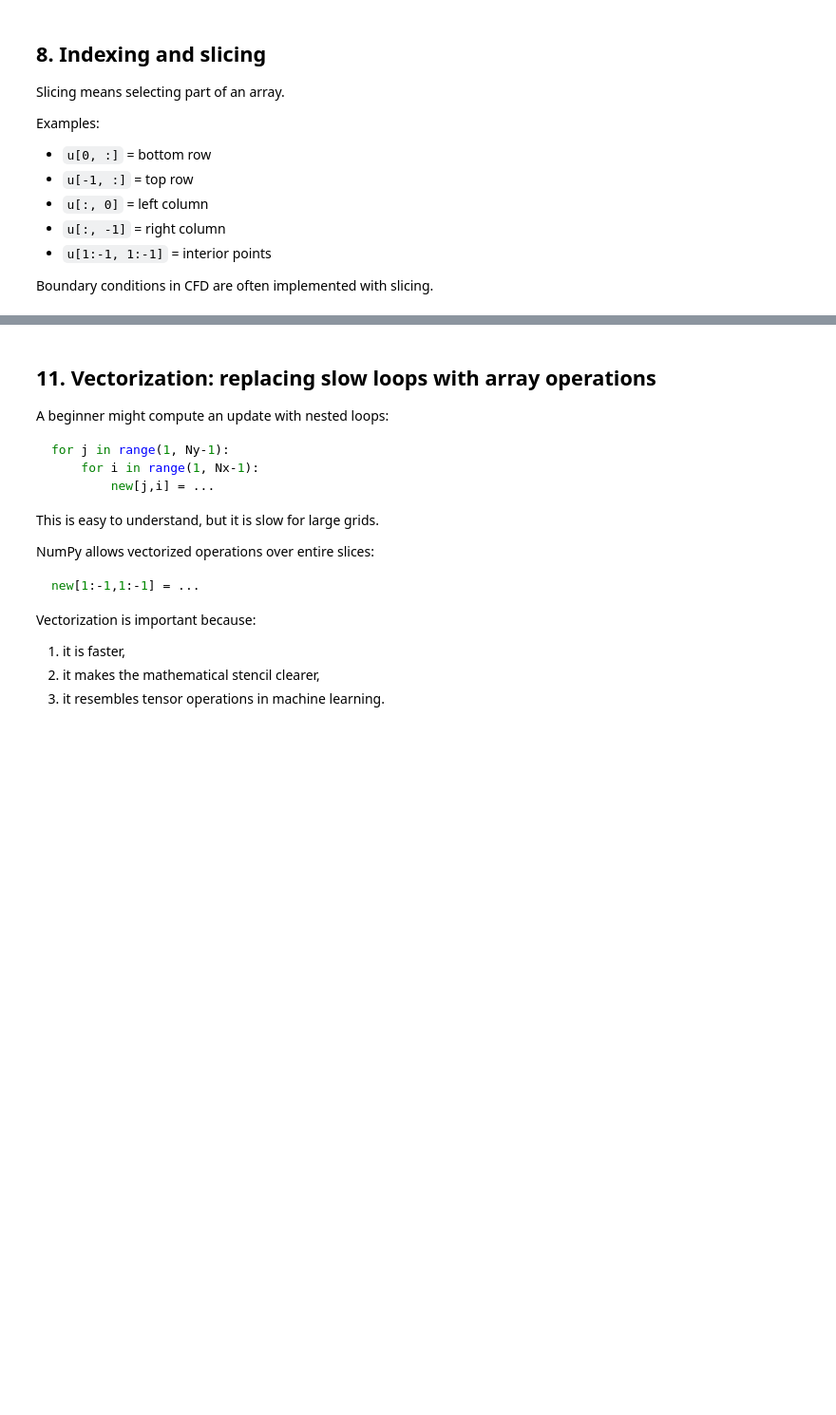
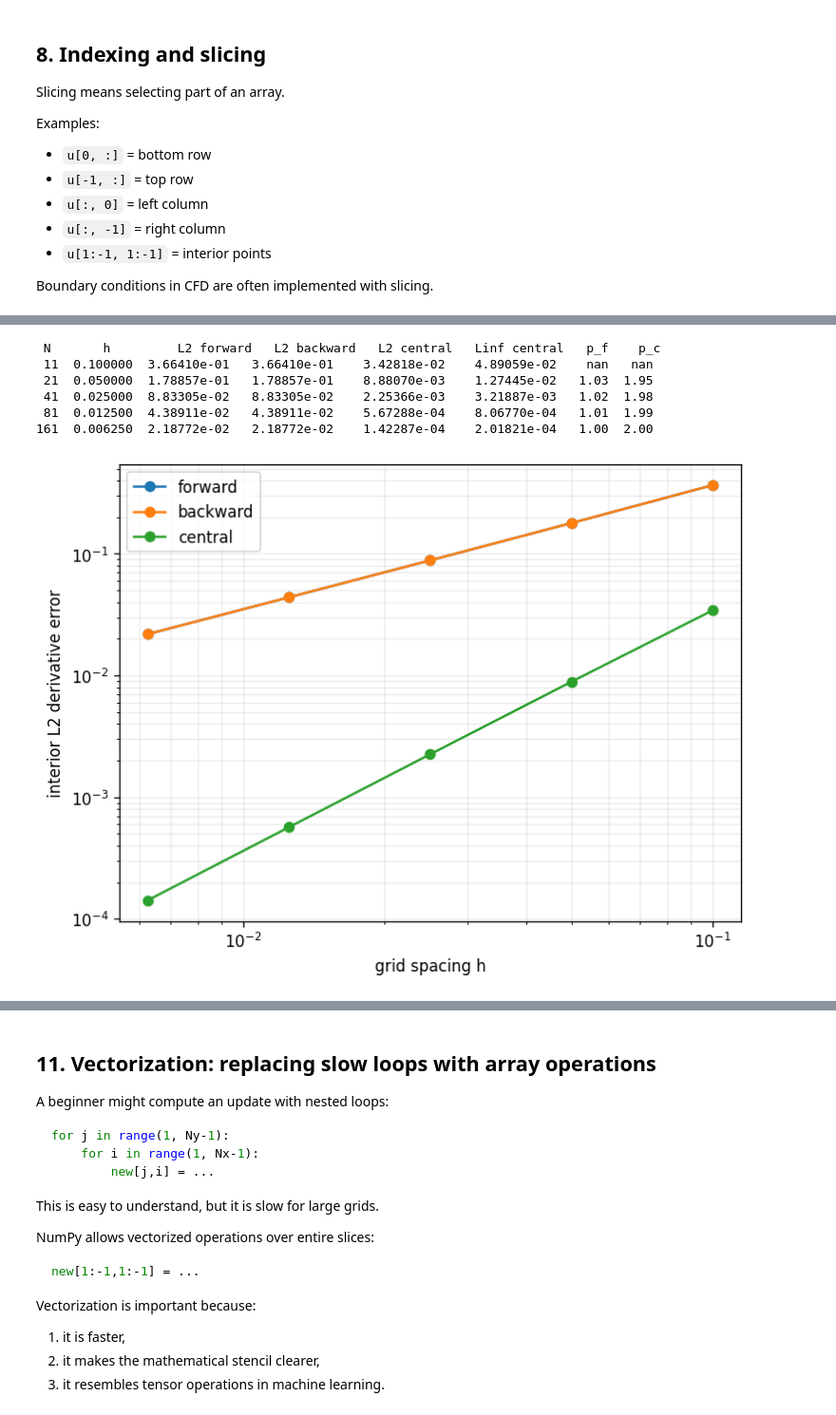
Before and after one commit to Ehsan-Roohi/FlowMLLab, a Jupyter notebook: notebooks/week01/01_python_for_cfd_ai_fluids.ipynb, the cells around one changed output, grey strips where cells are left out. Shown at 95% size. Saved outputs shown, nothing was run; the diff lists cells and outputs as text; code cells hidden in the pictures; blank space fills up the shorter version.

```diff
--- a/notebooks/week01/01_python_for_cfd_ai_fluids.ipynb
+++ b/notebooks/week01/01_python_for_cfd_ai_fluids.ipynb
@@ -581,0 +638,28 @@ This locality is also why convolutional neural networks are natural for grid-bas
+# %%
+rows = []
+for N in [11, 21, 41, 81, 161]:
+    x = np.linspace(0, 1, N); h = x[1]-x[0]
+    f = np.sin(np.pi*x); truth = np.pi*np.cos(np.pi*x)
+    fp, bm, ct = first_derivatives(f, h)
+    # Each difference uses its own valid interior positions.
+    errors = [fp[1:] - truth[1:-1], bm[:-1] - truth[1:-1], ct[1:-1] - truth[1:-1]]
+    rows.append((N, h, *[np.sqrt(np.mean(e**2)) for e in errors],
+                 *[np.max(np.abs(e)) for e in errors]))
+print(' N       h         L2 forward   L2 backward   L2 central   Linf central   p_f    p_c')
+for k, row in enumerate(rows):
+    N,h,ef,eb,ec,_,_,einf=row
+    pf = np.log2(rows[k-1][2]/ef) if k else float('nan')
+    pc = np.log2(rows[k-1][4]/ec) if k else float('nan')
+    print(f'{N:3d}  {h:.6f}  {ef:.5e}   {eb:.5e}    {ec:.5e}    {einf:.5e}   {pf:4.2f}  {pc:4.2f}')
+for col, label in [(2,'forward'),(3,'backward'),(4,'central')]:
+    plt.loglog([r[1] for r in rows], [r[col] for r in rows], 'o-', label=label)
+plt.xlabel('grid spacing h'); plt.ylabel('interior L2 derivative error')
+plt.grid(True, which='both', alpha=.25); plt.legend(); plt.tight_layout(); plt.show()
+# %% [output]
+ N       h         L2 forward   L2 backward   L2 central   Linf central   p_f    p_c
+ 11  0.100000  3.66410e-01   3.66410e-01    3.42818e-02    4.89059e-02    nan   nan
+ 21  0.050000  1.78857e-01   1.78857e-01    8.88070e-03    1.27445e-02   1.03  1.95
+ 41  0.025000  8.83305e-02   8.83305e-02    2.25366e-03    3.21887e-03   1.02  1.98
+ 81  0.012500  4.38911e-02   4.38911e-02    5.67288e-04    8.06770e-04   1.01  1.99
+161  0.006250  2.18772e-02   2.18772e-02    1.42287e-04    2.01821e-04   1.00  2.00
+[figure, added]
```
Also changed, not shown: parts of 46 cells of this notebook, 7 other files.
